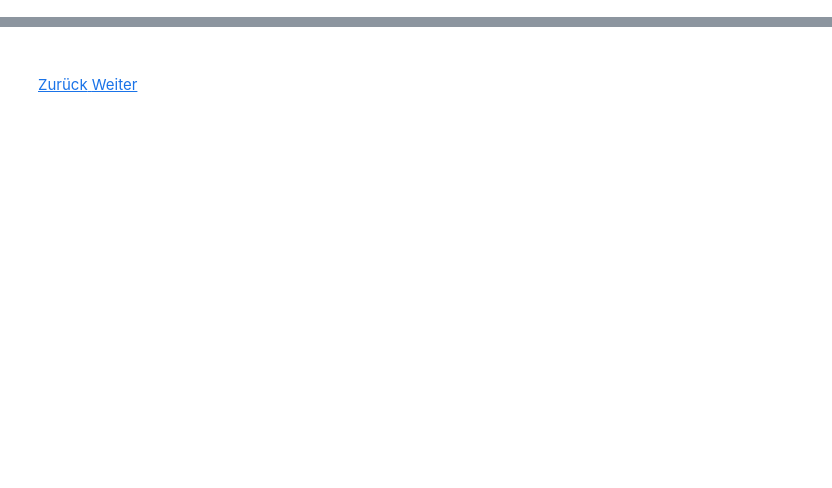
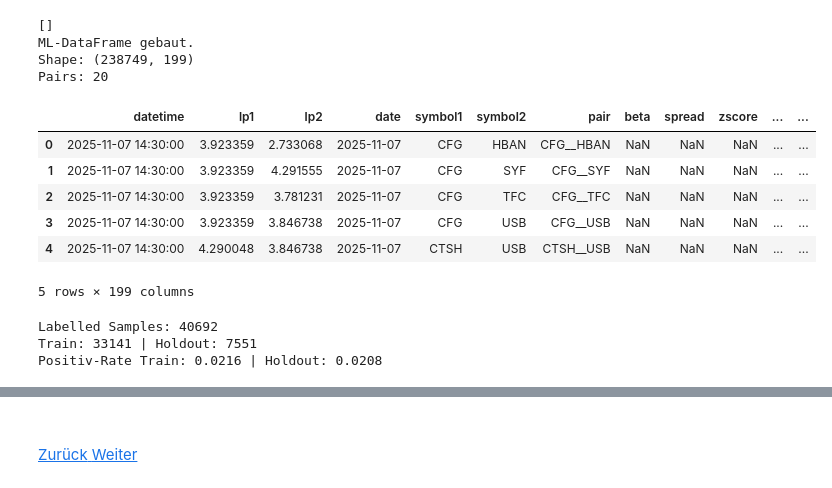
Before and after one commit to RyanMikus/pairs_trading_ml_hs25, a Jupyter notebook: 04_Modellierung.ipynb, the cells around one changed output, grey strips where cells are left out. Cells and saved outputs as stored; diff of their text form; code cells hidden in the pictures; blank space fills up the shorter version.

```diff
--- a/04_Modellierung.ipynb
+++ b/04_Modellierung.ipynb
@@ -436,0 +417,66 @@ Anzahl Handelstage: 35
+# %%
+# Zelle 9 — ML-Dataset bauen (alle Pairs)
+frames = []
+for (s1, s2) in PAIRS:
+    dfp = build_pair_block(
+        log_prices_all=log_prices,
+        feature_panel_all=feature_panel,
+        s1=s1,
+        s2=s2,
+        hedge_window=HEDGE_WINDOW,
+        zscore_window=ZSCORE_WINDOW,
+        horizon=HORIZON,
+        z_entry=Z_ENTRY,
+        revert_to=REVERT_TO,
+    )
+    if not dfp.empty:
+        frames.append(dfp)
+
+ml_df = pd.concat(frames, ignore_index=True).sort_values(["datetime", "pair"]).reset_index(drop=True)
+
+print("ML-DataFrame gebaut.")
+print("Shape:", ml_df.shape)
+print("Pairs:", ml_df["pair"].nunique())
+ml_df.head()
+# %% [output]
+[]
+ML-DataFrame gebaut.
+Shape: (238749, 199)
+Pairs: 20
+|  | datetime | lp1 | lp2 | date | symbol1 | symbol2 | pair | beta | spread | zscore | ... | ... |
+| 0 | 2025-11-07 14:30:00 | 3.923359 | 2.733068 | 2025-11-07 | CFG | HBAN | CFG__HBAN | NaN | NaN | NaN | ... | ... |
+| 1 | 2025-11-07 14:30:00 | 3.923359 | 4.291555 | 2025-11-07 | CFG | SYF | CFG__SYF | NaN | NaN | NaN | ... | ... |
+| 2 | 2025-11-07 14:30:00 | 3.923359 | 3.781231 | 2025-11-07 | CFG | TFC | CFG__TFC | NaN | NaN | NaN | ... | ... |
+| 3 | 2025-11-07 14:30:00 | 3.923359 | 3.846738 | 2025-11-07 | CFG | USB | CFG__USB | NaN | NaN | NaN | ... | ... |
+| 4 | 2025-11-07 14:30:00 | 4.290048 | 3.846738 | 2025-11-07 | CTSH | USB | CTSH__USB | NaN | NaN | NaN | ... | ... |
+5 rows × 199 columns
+# %%
+# Zelle 10 — Feature-Spalten definieren + Train/Holdout Split
+target_col = "y_revert"
+non_feature = {
+    "datetime", "date", "pair", "symbol1", "symbol2",
+    "lp1", "lp2", "beta", "spread", "zscore", "z_abs",
+    target_col
+}
+
+feature_cols = [c for c in ml_df.columns if c not in non_feature]
+
+# Nur Zeilen mit Label (Entry-Events) werden fürs Supervised-Learning genutzt.
+labeled = ml_df.dropna(subset=[target_col]).copy()
+
+train = labeled[labeled["date"] < cutoff_day].copy()
+holdout = labeled[labeled["date"] >= cutoff_day].copy()
+
+X_train = train[feature_cols]
+y_train = train[target_col].astype(int)
+
+X_hold = holdout[feature_cols]
+y_hold = holdout[target_col].astype(int)
+
+print("Labelled Samples:", len(labeled))
+print("Train:", len(train), "| Holdout:", len(holdout))
+print("Positiv-Rate Train:", y_train.mean().round(4), "| Holdout:", y_hold.mean().round(4))
+# %% [output]
+Labelled Samples: 40692
+Train: 33141 | Holdout: 7551
+Positiv-Rate Train: 0.0216 | Holdout: 0.0208
```
Also changed, not shown: parts of 19 cells of this notebook, 2 other files.
